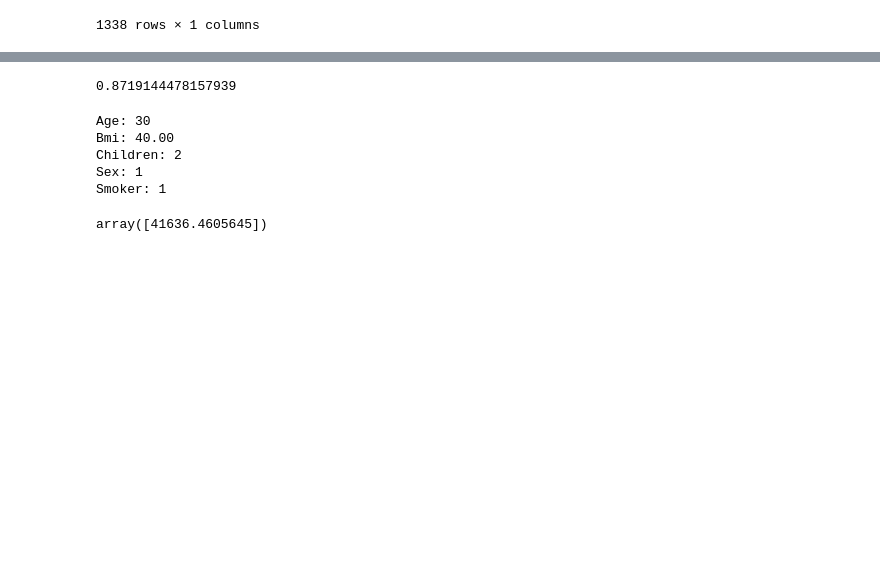
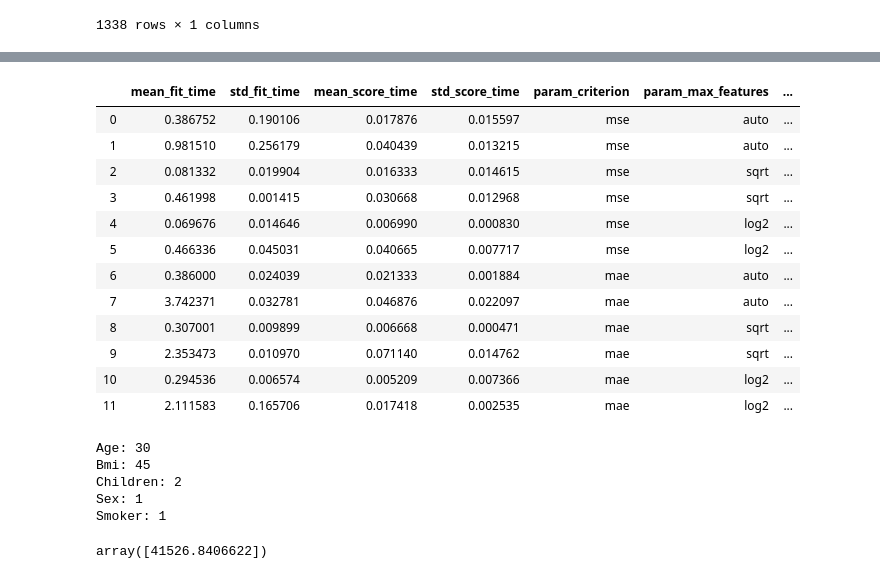
Before and after one commit to balakumar2603/Assignment_, a Jupyter notebook: RandomForest.ipynb, the cells around one changed output, grey strips where cells are left out. Drawn from its saved outputs; the diff is of its cells as text; code cells hidden in the pictures; blank space fills up the shorter version.

```diff
--- a/RandomForest.ipynb
+++ b/RandomForest.ipynb
@@ -74,7 +74,13 @@ dependant
 from sklearn.model_selection import train_test_split
 X_train,X_test,y_train,y_test=train_test_split(independant,dependant,test_size=0.30,random_state=0)
 # %%
+from sklearn.model_selection import GridSearchCV
 from sklearn.ensemble import RandomForestRegressor
-regressor=RandomForestRegressor(criterion="mae",max_features='log2',n_estimators=100)
-regressor.fit(X_train,y_train)
+param_grid = {'criterion':['mse','mae'],
+                'max_features': ['auto','sqrt','log2'],
+                    'n_estimators':[10,100]}
+grid = GridSearchCV(RandomForestRegressor(), param_grid, refit = True, verbose=3, n_jobs=-1)
+
+
+grid.fit(X_train,y_train)
 # %% [output]
@@ -90,6 +109,0 @@ y_predict=regressor.predict(X_test)
-# %%
-from sklearn.metrics import r2_score
-r_score=r2_score(y_test,y_predict)
-r_score
-# %% [output]
-0.8719144478157939
@@ -101,16 +110,37 @@ pickle.dump(regressor,open(filename,'wb'))
+# %%
+re=grid.cv_results_
+# %%
+table=pd.DataFrame.from_dict(re)
+table
+# %% [output]
+|  | mean_fit_time | std_fit_time | mean_score_time | std_score_time | param_criterion | param_max_features | ... |
+| 0 | 0.386752 | 0.190106 | 0.017876 | 0.015597 | mse | auto | ... |
+| 1 | 0.981510 | 0.256179 | 0.040439 | 0.013215 | mse | auto | ... |
+| 2 | 0.081332 | 0.019904 | 0.016333 | 0.014615 | mse | sqrt | ... |
+| 3 | 0.461998 | 0.001415 | 0.030668 | 0.012968 | mse | sqrt | ... |
+| 4 | 0.069676 | 0.014646 | 0.006990 | 0.000830 | mse | log2 | ... |
+| 5 | 0.466336 | 0.045031 | 0.040665 | 0.007717 | mse | log2 | ... |
+| 6 | 0.386000 | 0.024039 | 0.021333 | 0.001884 | mae | auto | ... |
+| 7 | 3.742371 | 0.032781 | 0.046876 | 0.022097 | mae | auto | ... |
+| 8 | 0.307001 | 0.009899 | 0.006668 | 0.000471 | mae | sqrt | ... |
+| 9 | 2.353473 | 0.010970 | 0.071140 | 0.014762 | mae | sqrt | ... |
+| 10 | 0.294536 | 0.006574 | 0.005209 | 0.007366 | mae | log2 | ... |
+| 11 | 2.111583 | 0.165706 | 0.017418 | 0.002535 | mae | log2 | ... |
 # %%
-loaded_model=pickle.load(open("finalized_random_forest.sav",'rb'))
+
 age=int(input("Age: "))
 bmi=float(input("Bmi: "))
 children=int(input("Children: "))
 sex=int(input("Sex: "))
 smoker=int(input("Smoker: "))
-result=loaded_model.predict([[age,bmi,children,sex,smoker]])
-result
 # %% [output]
 Age: 30
-Bmi: 40.00
+Bmi: 45
 Children: 2
 Sex: 1
 Smoker: 1
-array([41636.4605645])
+# %%
+Future_predictions=grid.predict([[age,bmi,children,sex,smoker]])
+Future_predictions
+# %% [output]
+array([41526.8406622])
```
Also changed, not shown: parts of 4 cells of this notebook, 4 other files.
